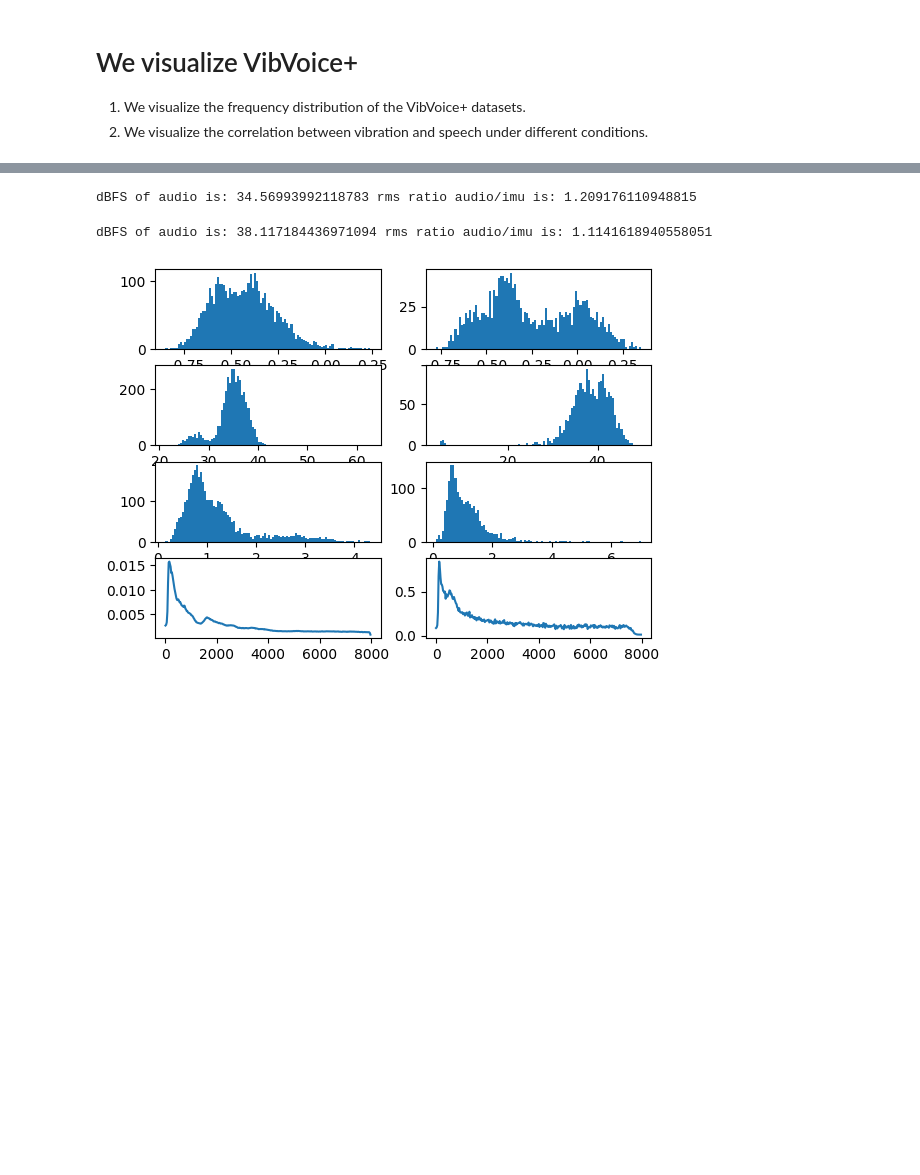
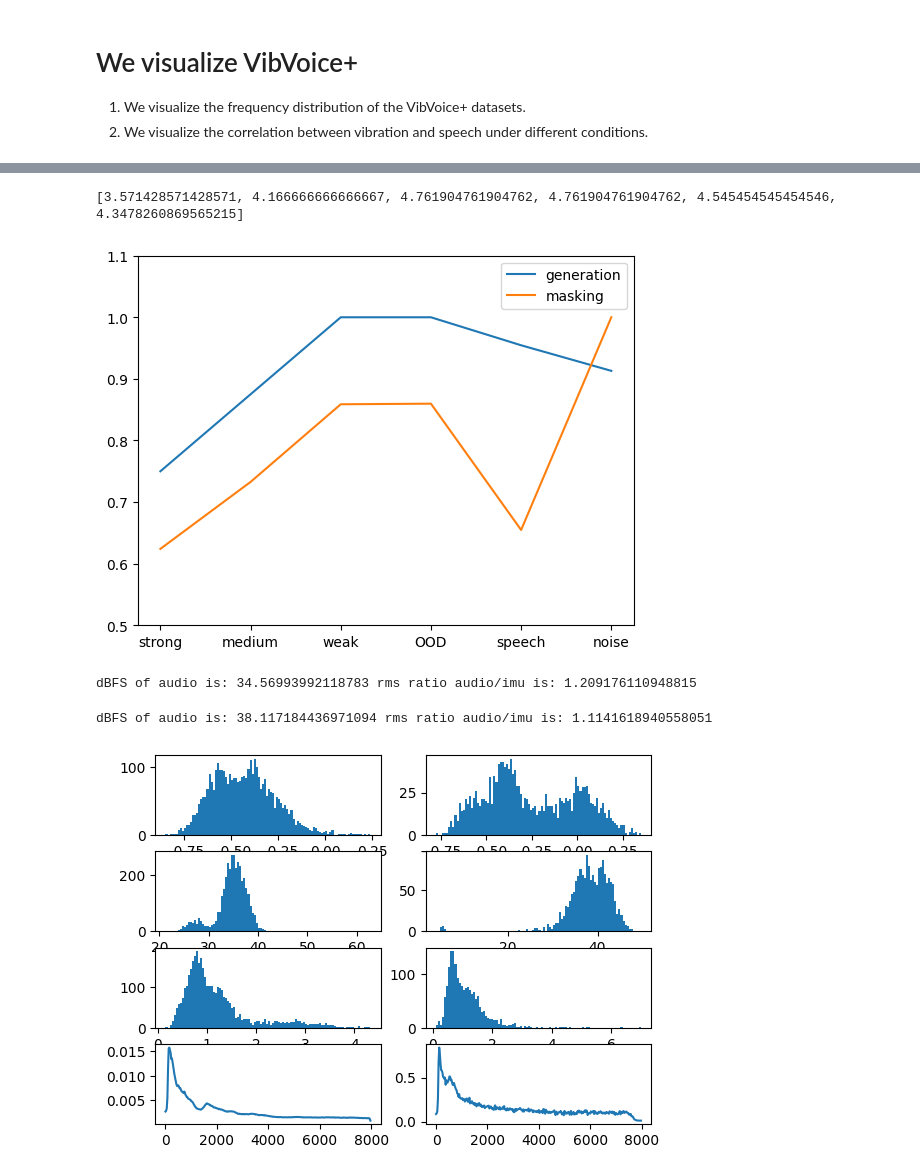
Before and after one commit to CUHK-AIoT-Sensing/Earable, a Jupyter notebook: vibvoice+/figure.ipynb, the cells around one changed output, grey strips where cells are left out. Cells and saved outputs as stored; diff of their text form; code cells hidden in the pictures; blank space fills up the shorter version.

```diff
--- a/vibvoice+/figure.ipynb
+++ b/vibvoice+/figure.ipynb
@@ -28,3 +66,17 @@ def improvement_ratio(cer1, cer2):
+# %%
+generation = [0.28, 0.24, 0.21, 0.21, 0.22, 0.23]
+generation = [1/g  for g in generation]
+masking = np.array([[2.7, 3.1, 0.94, 16.38, 16.19, 0.46], [3.03, 3.39, 0.96, 19.17, 19.07, 0.42], [3.38, 3.67, 0.98, 22.43, 22.39, 0.38],[3.21, 3.54, 0.97, 22.47, 22.4, 0.37], [2.99, 3.29, 0.96, 17.15, 17.02, 0.37], [3.49, 3.82, 0.98, 26.11, 26.08, 0.43]])
+masking = np.mean(masking[:, 3:5], axis=1)
+names = ['strong', 'medium', 'weak', 'OOD', 'speech', 'noise']
+plt.plot(names, generation/np.max(generation), label='generation')
+plt.plot(names, masking/np.max(masking), label='masking')
+plt.legend()
+plt.ylim(0.5, 1.1)
+plt.show()
+# %% [output]
+[3.571428571428571, 4.166666666666667, 4.761904761904762, 4.761904761904762, 4.545454545454546, 4.3478260869565215]
+[figure, added]
 # %%
 b, a = signal.butter(4, 100, 'highpass', fs=16000)
 datasets = [
```
Also changed, not shown: parts of 2 cells of this notebook, 26 other files.
